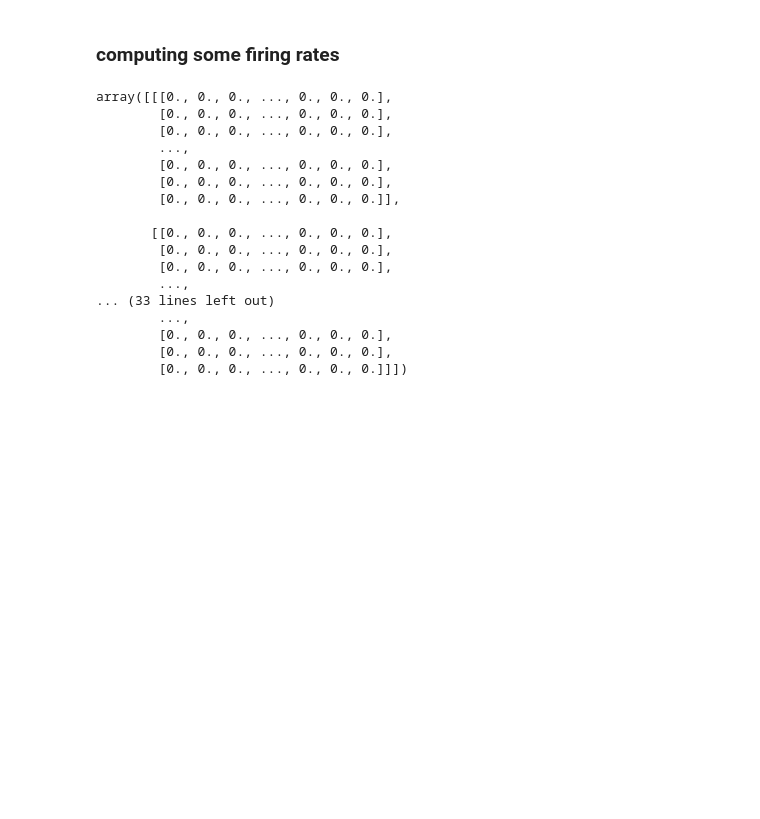
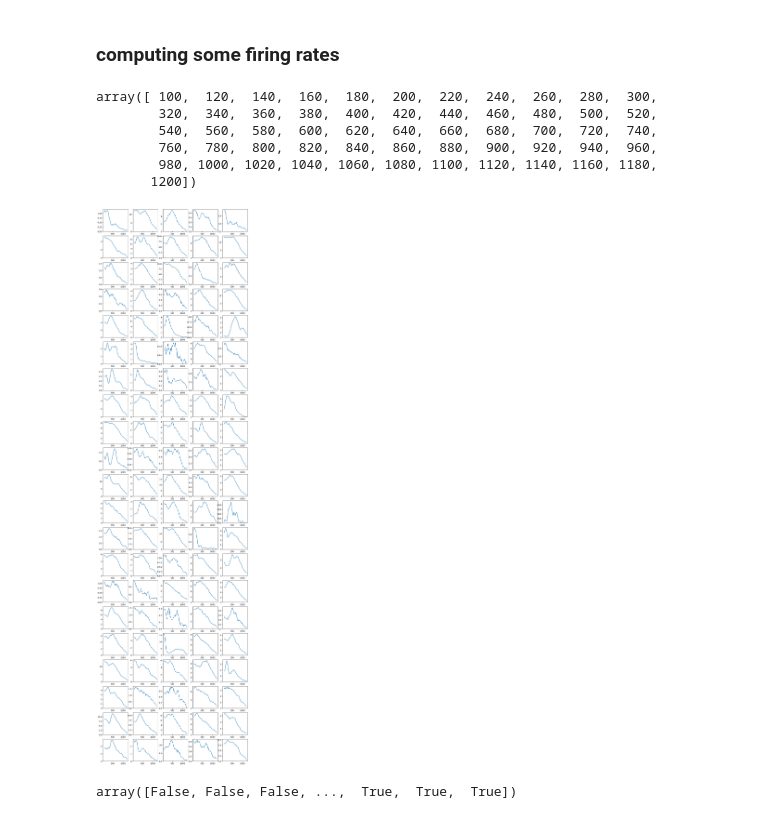
Before and after one commit to CONECT-INT/2023_CENTURI-SummerSchool, a Jupyter notebook: dataset2_laurent_computing-firingrate.ipynb, the cells around one changed output. Cells and saved outputs as stored; diff of their text form; code cells hidden in the pictures; blank space fills up the shorter version.

```diff
--- a/dataset2_laurent_computing-firingrate.ipynb
+++ b/dataset2_laurent_computing-firingrate.ipynb
@@ -98,26 +103,35 @@ array([ True,  True,  True,  True,  True,  True,  True,  True,  True,
         True,  True,  True,  True,  True,  True,  True,  True])
 # %% [markdown]
 ### computing some firing rates
+# %%
+t_s_max = int(t_s.max())
 # %%
 DeltaT = 100 # number of time bins on which we average
-dt = 40 # points on which we comute the
+dt = 20 # temporal distance between points on which we compute the firing rate
+
+timepoints = np.arange(DeltaT, t_s_max+1, dt)
+N_timepoints = len(timepoints)
+timepoints
+# %% [output]
+array([ 100,  120,  140,  160,  180,  200,  220,  240,  260,  280,  300,
+        320,  340,  360,  380,  400,  420,  440,  460,  480,  500,  520,
+        540,  560,  580,  600,  620,  640,  660,  680,  700,  720,  740,
+        760,  780,  800,  820,  840,  860,  880,  900,  920,  940,  960,
+        980, 1000, 1020, 1040, 1060, 1080, 1100, 1120, 1140, 1160, 1180,
+       1200])
 # %%
-data
+fr = np.empty((N_timepoints, N_neurons, N_trial)) * np.nan
+for i_timepoint, timepoint in enumerate(timepoints):
+    fr[i_timepoint, :, :] = np.nansum(data[(timepoint-DeltaT):timepoint, :, :], axis=0) / (DeltaT/1000)
-# %% [output]
-array([[[0., 0., 0., ..., 0., 0., 0.],
-        [0., 0., 0., ..., 0., 0., 0.],
-        [0., 0., 0., ..., 0., 0., 0.],
-        ...,
-        [0., 0., 0., ..., 0., 0., 0.],
-        [0., 0., 0., ..., 0., 0., 0.],
-        [0., 0., 0., ..., 0., 0., 0.]],
-
-       [[0., 0., 0., ..., 0., 0., 0.],
-        [0., 0., 0., ..., 0., 0., 0.],
-        [0., 0., 0., ..., 0., 0., 0.],
-        ...,
-... (33 lines left out)
-        ...,
-        [0., 0., 0., ..., 0., 0., 0.],
-        [0., 0., 0., ..., 0., 0., 0.],
-        [0., 0., 0., ..., 0., 0., 0.]]])
+# %%
+N_neurons_cols = int(np.sqrt(N_neurons)/2)
+fig, axs = plt.subplots(N_neurons//N_neurons_cols, N_neurons_cols, figsize=(13, 5*N_neurons_sqrt))
+for i_neuron, ax in enumerate(axs.ravel()):
+    ax.plot(timepoints, np.nanmean(fr[:, i_neuron, :], axis=-1))
+    ax.set_ylim(0)
+# %% [output]
+[figure, added]
+# %%
+id_short
+# %% [output]
+array([False, False, False, ...,  True,  True,  True])
```
Also changed, not shown: parts of 4 cells of this notebook.
